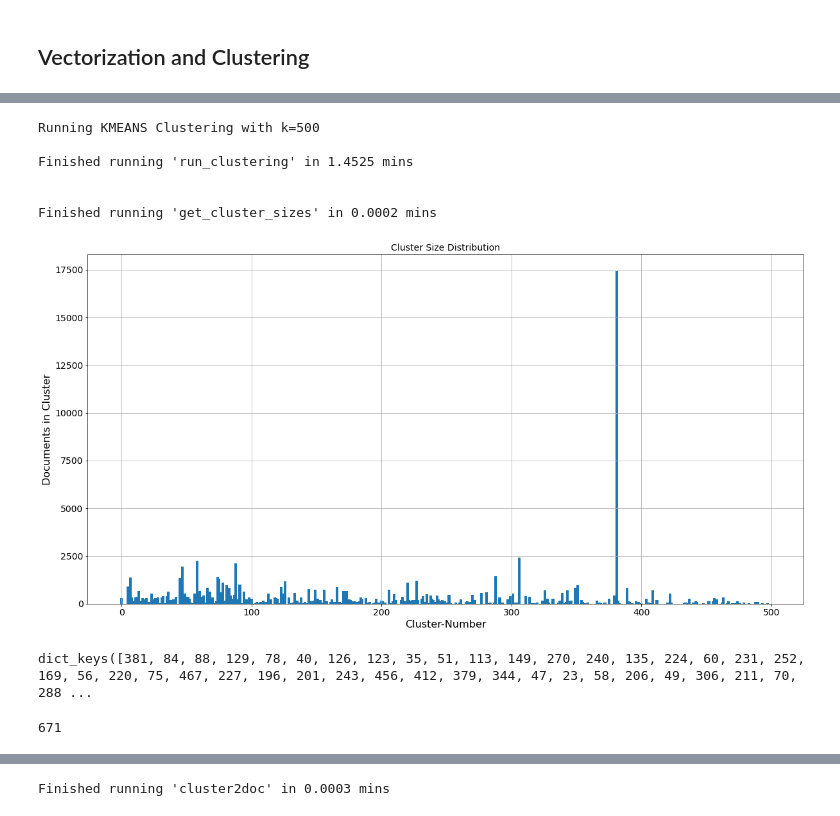
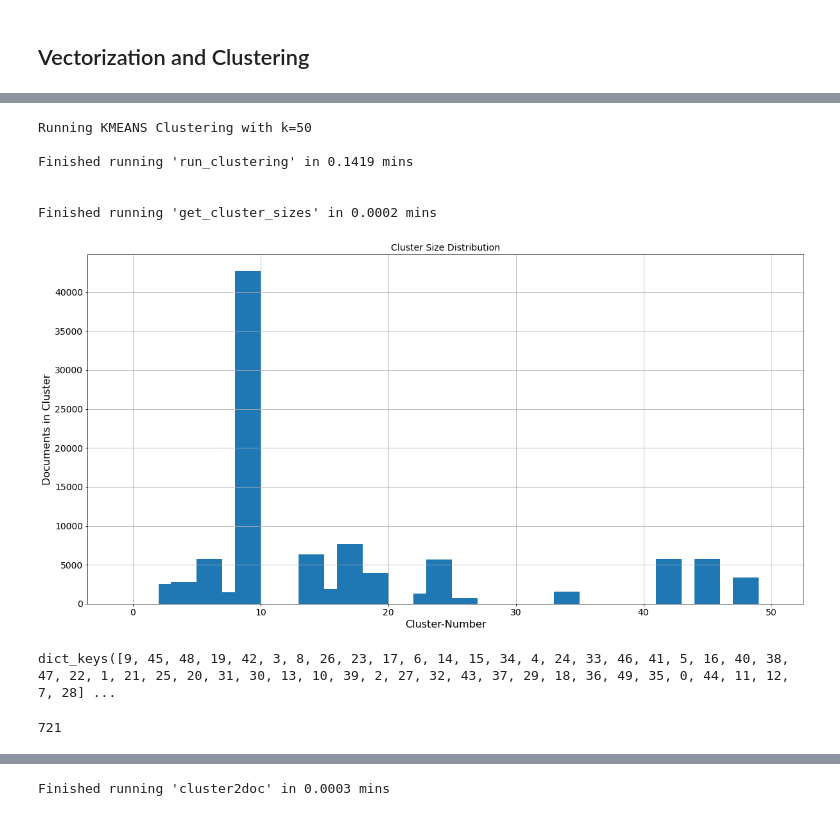
Before and after one commit to karthikshivaram24/Combatting-partisan-homogenization, a Jupyter notebook: Updated_Clustering.ipynb, the cells around one changed output, grey strips where cells are left out. Cells and saved outputs as stored; diff of their text form; code cells hidden in the pictures.

```diff
--- a/Updated_Clustering.ipynb
+++ b/Updated_Clustering.ipynb
@@ -175,22 +181,22 @@ Finished running 'tfidf_vectorization' in 0.1734 mins
 # %%
-clusters,cluster_clf = run_clustering(vectors=vectors,seed=RANDOM_SEED,num_clusters=500,clus_type="kmeans")
+clusters,cluster_clf = run_clustering(vectors=vectors,seed=RANDOM_SEED,num_clusters=50,clus_type="kmeans")
 
 cluster_sizes = get_cluster_sizes(cluster_clf)
 
 plot_size_dist(cluster_sizes)
 # %% [output]
-Running KMEANS Clustering with k=500
+Running KMEANS Clustering with k=50
 
-Finished running 'run_clustering' in 1.4525 mins
+Finished running 'run_clustering' in 0.1419 mins
 
 
 Finished running 'get_cluster_sizes' in 0.0002 mins
-[figure, old version]
+[figure, new version]
 # %%
 cluster_sizes.keys()
 # %% [output]
-dict_keys([381, 84, 88, 129, 78, 40, 126, 123, 35, 51, 113, 149, 270, 240, 135, 224, 60, 231, 252, 169, 56, 220, 75, 467, 227, 196, 201, 243, 456, 412, 379, 344, 47, 23, 58, 206, 49, 306, 211, 70, 288 ...
+dict_keys([9, 45, 48, 19, 42, 3, 8, 26, 23, 17, 6, 14, 15, 34, 4, 24, 33, 46, 41, 5, 16, 40, 38, 47, 22, 1, 21, 25, 20, 31, 30, 13, 10, 39, 2, 27, 32, 43, 37, 29, 18, 36, 49, 35, 0, 44, 11, 12, 7, 28] ...
 # %%
-cluster_sizes[171]
+cluster_sizes[26]
 # %% [output]
-671
+721
```
Also changed, not shown: parts of 14 cells of this notebook, 20 other files.
